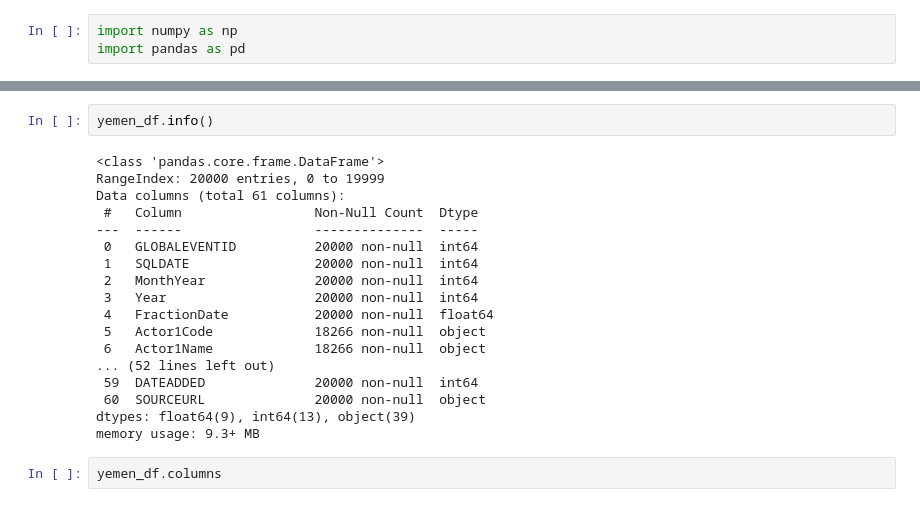
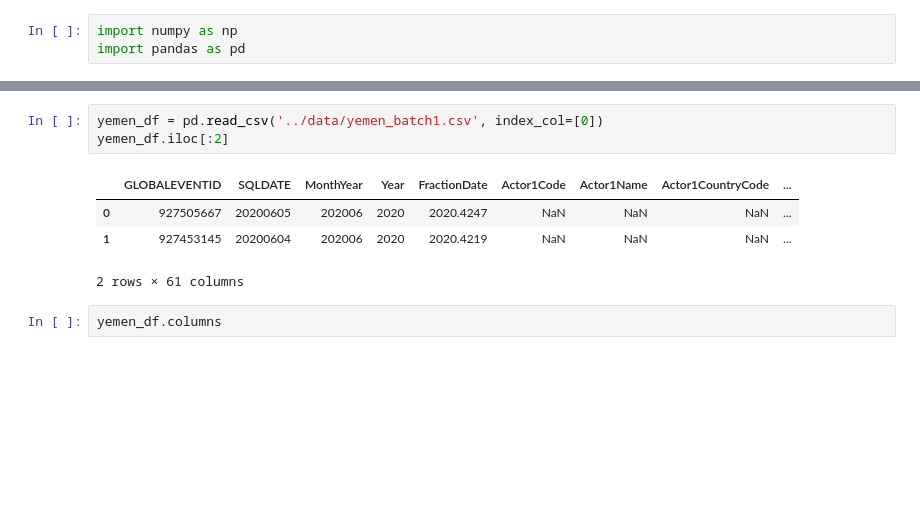
Before and after one commit to MekdiYilma/HumanitarianCrisisPrediction, a Jupyter notebook: notebooks/EDA_crisis_prediction.ipynb, the cells around one changed output, grey strips where cells are left out. Saved outputs shown, nothing was run; the diff lists cells and outputs as text; blank space fills up the shorter version.

```diff
--- a/notebooks/EDA_crisis_prediction.ipynb
+++ b/notebooks/EDA_crisis_prediction.ipynb
@@ -41,23 +6,11 @@ files.download('yemen_batch1.csv')
-# %%
-yemen_df.info()
-# %% [output]
-<class 'pandas.core.frame.DataFrame'>
-RangeIndex: 20000 entries, 0 to 19999
-Data columns (total 61 columns):
- #   Column                 Non-Null Count  Dtype
----  ------                 --------------  -----
- 0   GLOBALEVENTID          20000 non-null  int64
- 1   SQLDATE                20000 non-null  int64
- 2   MonthYear              20000 non-null  int64
- 3   Year                   20000 non-null  int64
- 4   FractionDate           20000 non-null  float64
- 5   Actor1Code             18266 non-null  object
- 6   Actor1Name             18266 non-null  object
-... (52 lines left out)
- 59  DATEADDED              20000 non-null  int64
- 60  SOURCEURL              20000 non-null  object
-dtypes: float64(9), int64(13), object(39)
-memory usage: 9.3+ MB
+# %%
+yemen_df = pd.read_csv('../data/yemen_batch1.csv', index_col=[0])
+yemen_df.iloc[:2]
+# %% [output]
+|  | GLOBALEVENTID | SQLDATE | MonthYear | Year | FractionDate | Actor1Code | Actor1Name | Actor1CountryCode | ... |
+| 0 | 927505667 | 20200605 | 202006 | 2020 | 2020.4247 | NaN | NaN | NaN | ... |
+| 1 | 927453145 | 20200604 | 202006 | 2020 | 2020.4219 | NaN | NaN | NaN | ... |
+2 rows × 61 columns
 # %%
 yemen_df.columns
 # %% [output]
```
Also changed, not shown: parts of 10 cells of this notebook, 5 other files.
